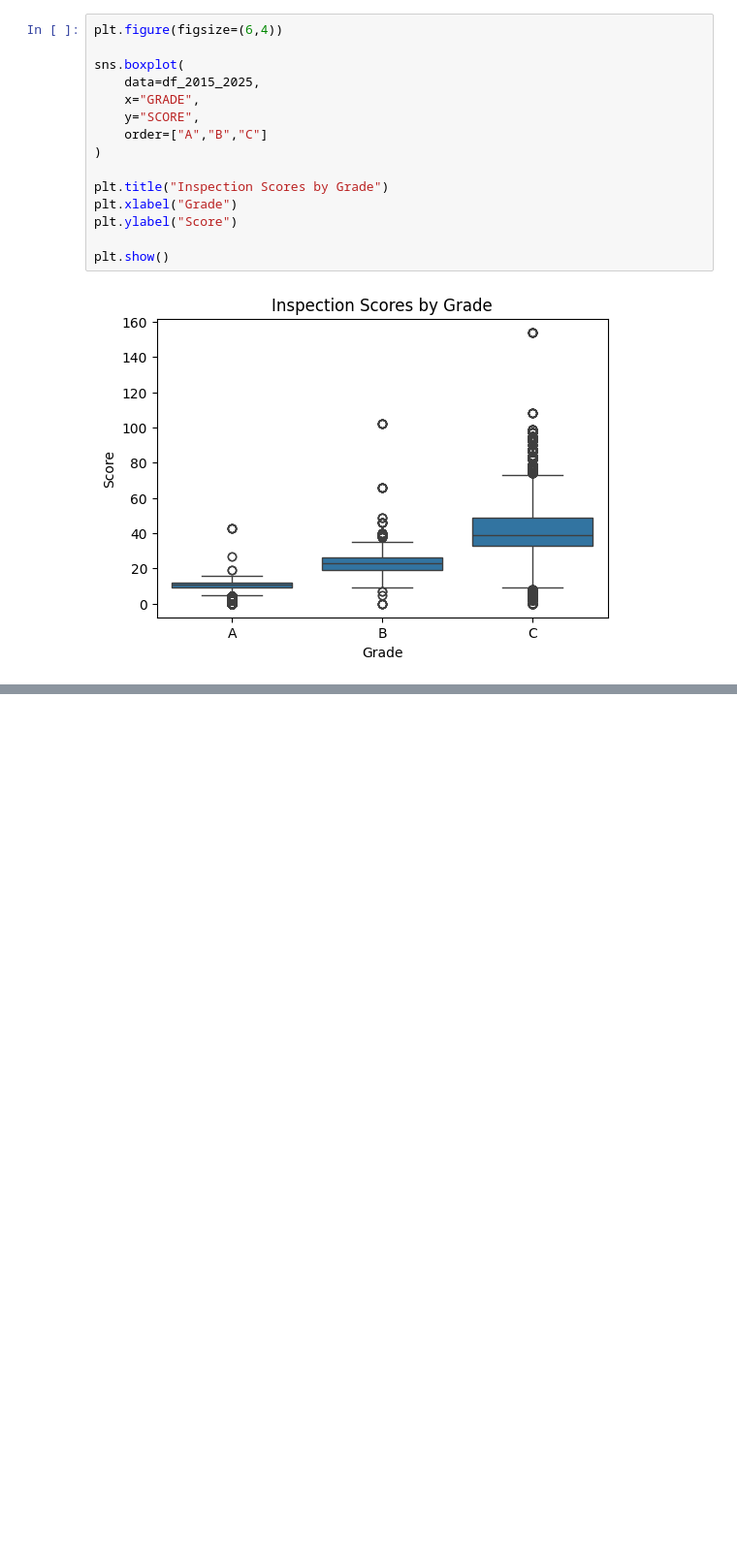
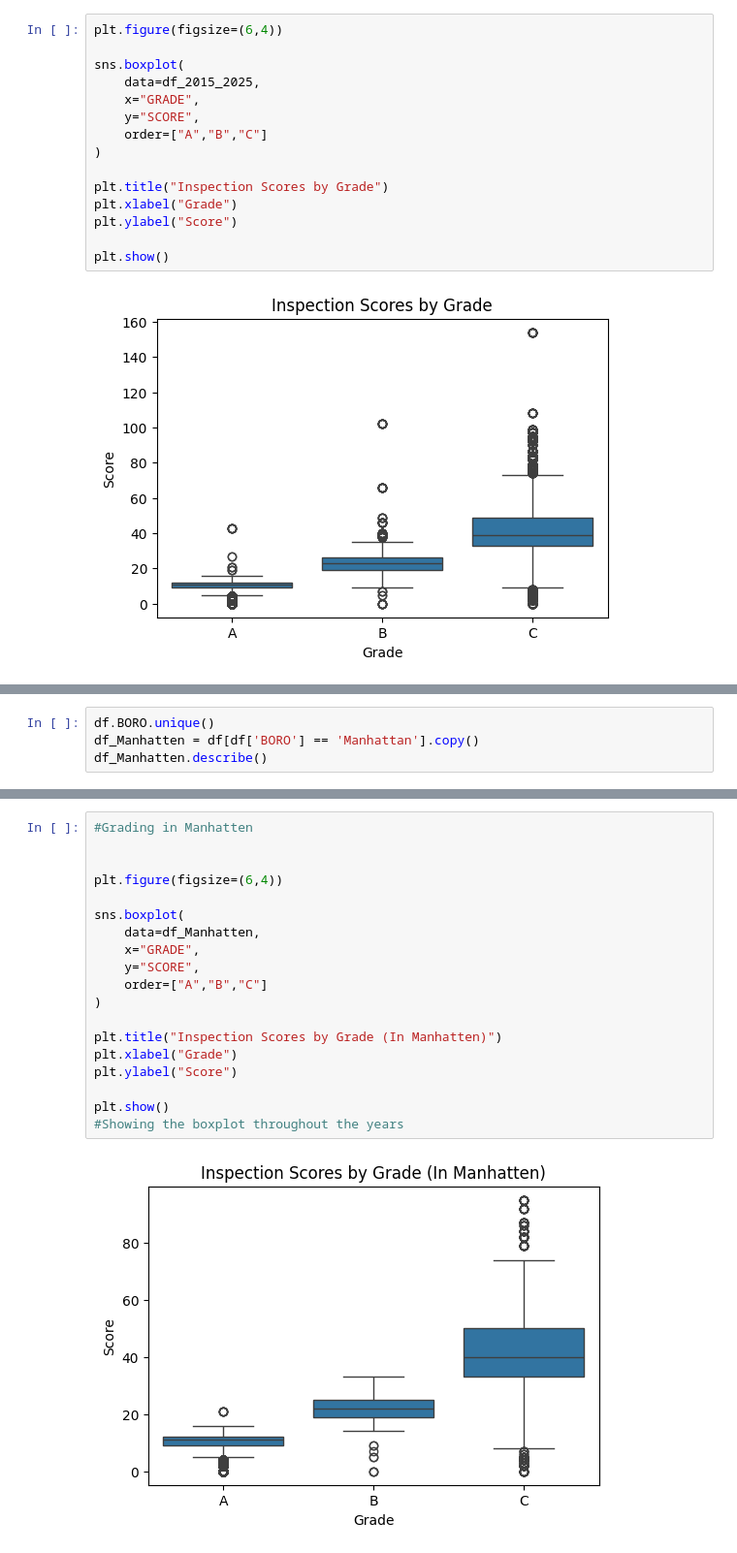
Before and after one commit to SU-IST707-SP26/group-project-team-pandas, a Jupyter notebook: work/01_initial_exploration.ipynb, the cells around one changed output, grey strips where cells are left out. Shown at 97% size. Drawn from its saved outputs; the diff is of its cells as text; blank space fills up the shorter version.

Commit message:
Joel: EDA with Data

```diff
--- a/work/01_initial_exploration.ipynb
+++ b/work/01_initial_exploration.ipynb
@@ -277,0 +286,4 @@ plt.show()
+# %%
+df.BORO.unique()
+df_Manhatten = df[df['BORO'] == 'Manhattan'].copy()
+df_Manhatten.describe()
@@ -277,0 +300,21 @@ plt.show()
+# %%
+#Grading in Manhatten
+
+
+plt.figure(figsize=(6,4))
+
+sns.boxplot(
+    data=df_Manhatten,
+    x="GRADE",
+    y="SCORE",
+    order=["A","B","C"]
+)
+
+plt.title("Inspection Scores by Grade (In Manhatten)")
+plt.xlabel("Grade")
+plt.ylabel("Score")
+
+plt.show()
+#Showing the boxplot throughout the years
+# %% [output]
+[figure, added]
```
Also changed, not shown: parts of 12 cells of this notebook.
